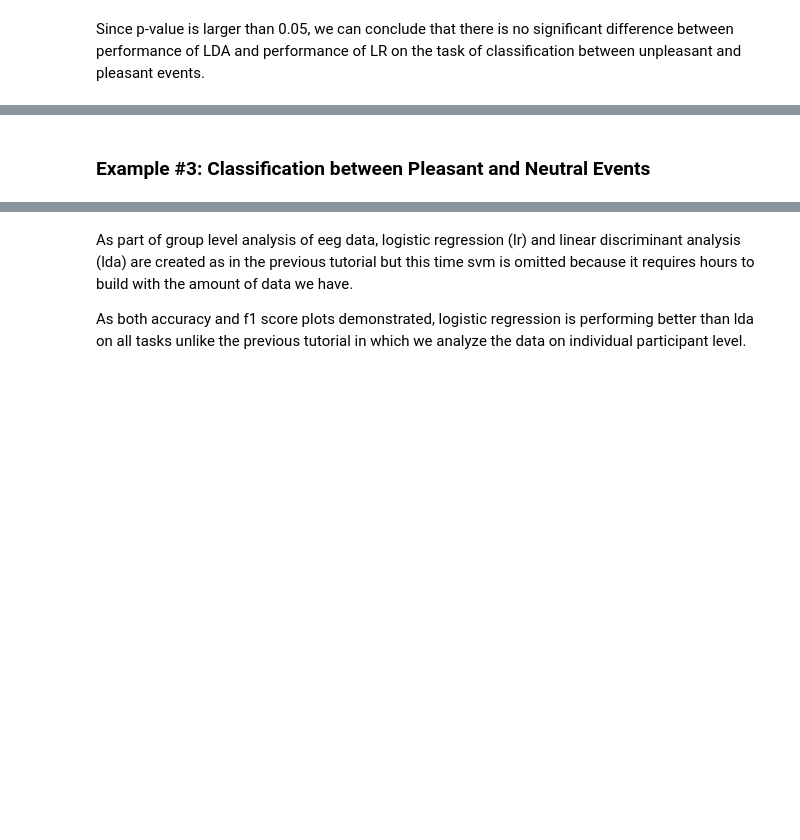
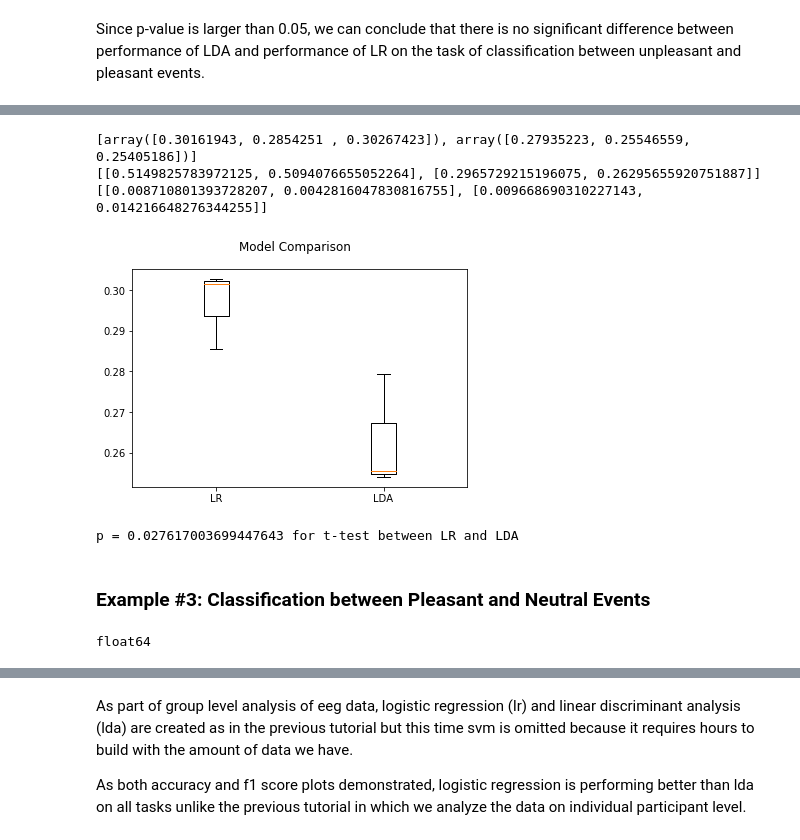
Before and after one commit to aath0/AlgorithmsNeuroscience, a Jupyter notebook: Tutorials/Applying Machine Learning Methods-2.ipynb, the cells around one changed output, grey strips where cells are left out. Saved outputs shown, nothing was run; the diff lists cells and outputs as text; code cells hidden in the pictures; blank space fills up the shorter version.

```diff
--- a/Tutorials/Applying Machine Learning Methods-2.ipynb
+++ b/Tutorials/Applying Machine Learning Methods-2.ipynb
@@ -189,5 +235,4 @@ Since p-value is larger than 0.05, we can conclude that there is no significant
 # %%
 # Dataset with unpleasant and neutral events
-data_UP, labels_UP = getData_labels(epochs_all_UP)
-print(data_UP.shape)
-print(labels_UP.shape)
+data_UN, labels_UN, ids_UN = getData_labels(epochs_all_UN)
+data_UN_new, labels_UN_new = handleMissingValues(data_UN, labels_UN)
@@ -224,0 +241,10 @@ f1_scores.append([fscore_lda, fscore_lr])
+# %%
+# Linear Discriminant Analysis
+clf_lda_pip = make_pipeline(Vectorizer(), StandardScaler(), LinearDiscriminantAnalysis(solver='svd'))
+#Logistic Regression
+clf_lr_pip = make_pipeline(Vectorizer(), StandardScaler(), LogisticRegression(penalty='l1', random_state=42))
+models = [ clf_lr_pip, clf_lda_pip]
+model_names = [ 'LR', 'LDA']
+# %%
+kfold = StratifiedKFold(n_splits=3, random_state=42)
+results_UN, results_perParticipant_UN = applyCrossValidation(models, model_names, ids_UN, data_UN_new, labels_UN_new, kfold)
@@ -225,7 +256,32 @@ f1_scores.append([fscore_lda, fscore_lr])
+# %%
+print(results_UN)
+mean_CVaccuracies_UN, std_CVaccuracies_UN = [], []
+
+for i in range(len(results_UN)):
+    mean_CVaccuracies_UN.append(statistics.mean(results_UN[i]))
+    std_CVaccuracies_UN.append(statistics.stdev(results_UN[i]))
+
+mean_CVaccuracies.append(mean_CVaccuracies_UN)
+std_CVaccuracies.append(std_CVaccuracies_UN)
+print(mean_CVaccuracies)
+print(std_CVaccuracies)
+# %% [output]
+[array([0.30161943, 0.2854251 , 0.30267423]), array([0.27935223, 0.25546559, 0.25405186])]
+[[0.5149825783972125, 0.5094076655052264], [0.2965729215196075, 0.26295655920751887]]
+[[0.008710801393728207, 0.0042816047830816755], [0.009668690310227143, 0.014216648276344255]]
+# %%
+plotModelComparison(results_UN, model_names)
+# %% [output]
+[figure, added]
+# %%
+applyTTest(results_UN, model_names)
+# %% [output]
+p = 0.027617003699447643 for t-test between LR and LDA
 # %% [markdown]
 ### Example #3: Classification between Pleasant and Neutral Events
 # %%
 # Dataset with unpleasant and neutral events
-data_NP, labels_NP = getData_labels(epochs_all_NP)
-print(data_NP.shape)
-print(labels_NP.shape)
+data_NP, labels_NP, ids_NP = getData_labels(epochs_all_NP)
+data_NP, labels_NP = handleMissingValues(data_NP, labels_NP)
+# %% [output]
+float64
```
Also changed, not shown: parts of 38 cells of this notebook.
